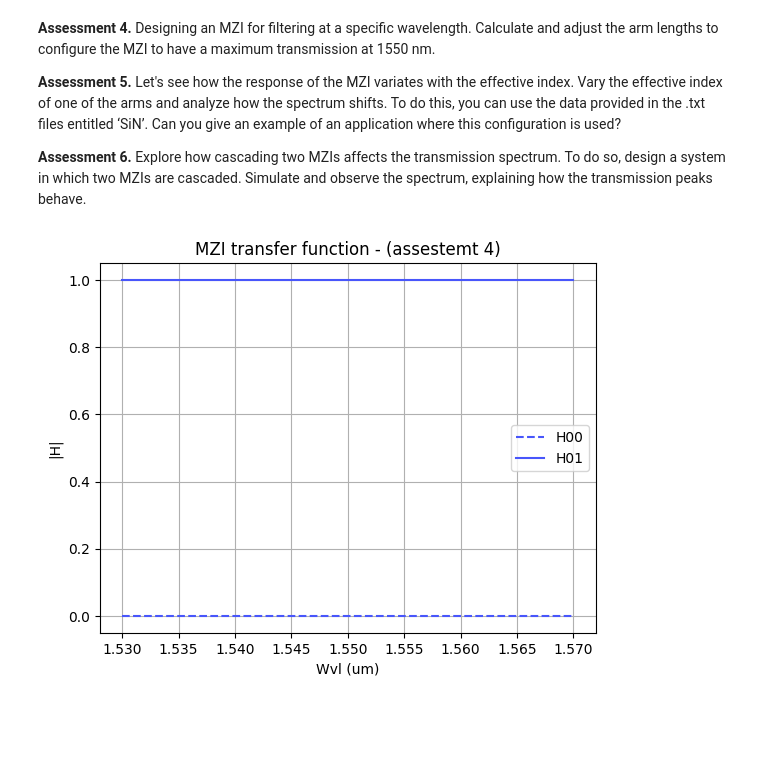
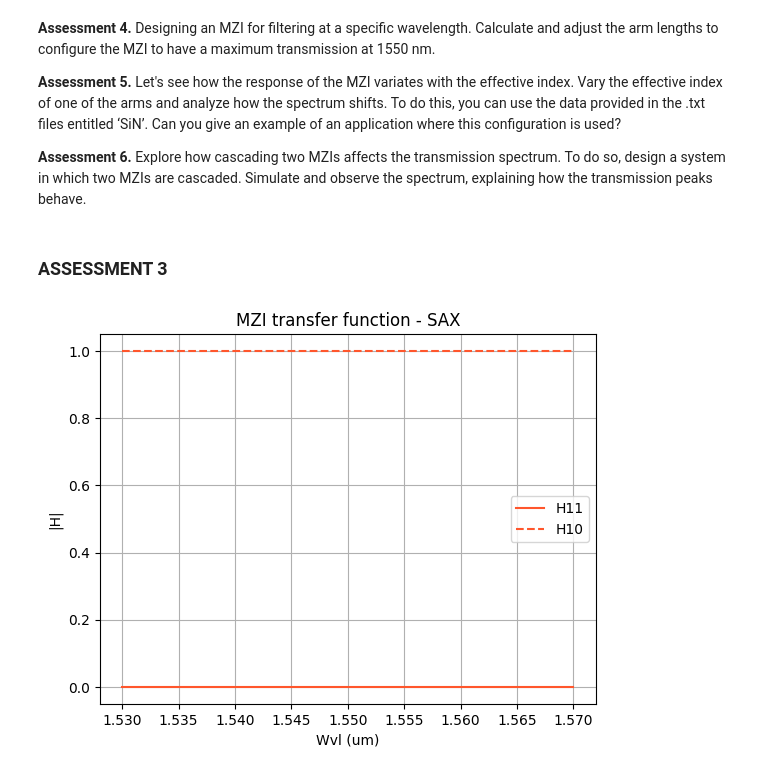
Before and after one commit to mromgar1/pic-upv-lab3, a Jupyter notebook: 30_INTERFEROMETERS_v2025_STUDENTS_UPDATE2.ipynb, the cells around one changed output. Drawn from its saved outputs; the diff is of its cells as text; code cells hidden in the pictures; blank space fills up the shorter version.

```diff
--- a/30_INTERFEROMETERS_v2025_STUDENTS_UPDATE2.ipynb
+++ b/30_INTERFEROMETERS_v2025_STUDENTS_UPDATE2.ipynb
@@ -667,41 +665,41 @@ In order to implement the SAX model, take as example the following lines:
 Can you give an example of an application where this configuration is used?
 
 **Assessment 6.** Explore how cascading two MZIs affects the transmission spectrum. To do so, design a system in which two MZIs are cascaded. Simulate and observe the spectrum, explaining how the transmission peaks behave.
+# %% [markdown]
+### ASSESSMENT 3
 # %%
-
-##################################3 ESTARÁ MAL LO MÁS SEGURO REVISAR !!!
 Lu = 25
 Ld = 25
 
 SOI = np.loadtxt('SOI-w450-h220-clad600.txt', skiprows=1, delimiter='\t')
 
 wvl = SOI[:, 0]
 neffu = SOI[:, 3] #balanced configuration // (neff TE mode)
 neffd = SOI[:, 3] #balanced configuration // (neff TE mode)
 K_a = np.full(wvl.shape, 0.5)
 K_b = np.full(wvl.shape, 0.5)
 
 mzi_test = mzi(wl=wvl,
             coup_a={"coupling":K_a},
             wvg_u={"wl":wvl, "neff":neffu, "length": Lu, "loss":alphau},
             wvg_d={"wl":wvl, "neff":neffd, "length": Ld, "loss":alphad},
             coup_b={"coupling":K_b},
             )
 
-h00 = mzi_test["in0", "out0"]
-h01 = mzi_test["in0", "out1"]
+h11 = mzi_test["in1", "out1"]
+h10 = mzi_test["in1", "out0"]
 
-H00 = np.abs(h00)**2
-H01 = np.abs(h01)**2
+H11 = np.abs(h11)**2
+H10 = np.abs(h10)**2
 
-plt.plot(wvl, H00, linestyle = '--', color = color[1], label = 'H00')
-plt.plot(wvl, H01, linestyle = '-', color = color[1], label = 'H01')
+plt.plot(wvl, H11, linestyle = '-', color = color[8], label = 'H11')
+plt.plot(wvl, H10, linestyle = '--', color = color[8], label = 'H10')
 plt.xlabel('Wvl (um)')
 plt.ylabel('|H|')
-plt.title('MZI transfer function - (assestemt 4)')
+plt.title('MZI transfer function - SAX')
 plt.legend()
 plt.grid(True)
 
 plt.show()
 # %% [output]
-[figure, old version]
+[figure, new version]
```
Also changed, not shown: parts of 4 cells of this notebook, 1 other file.
